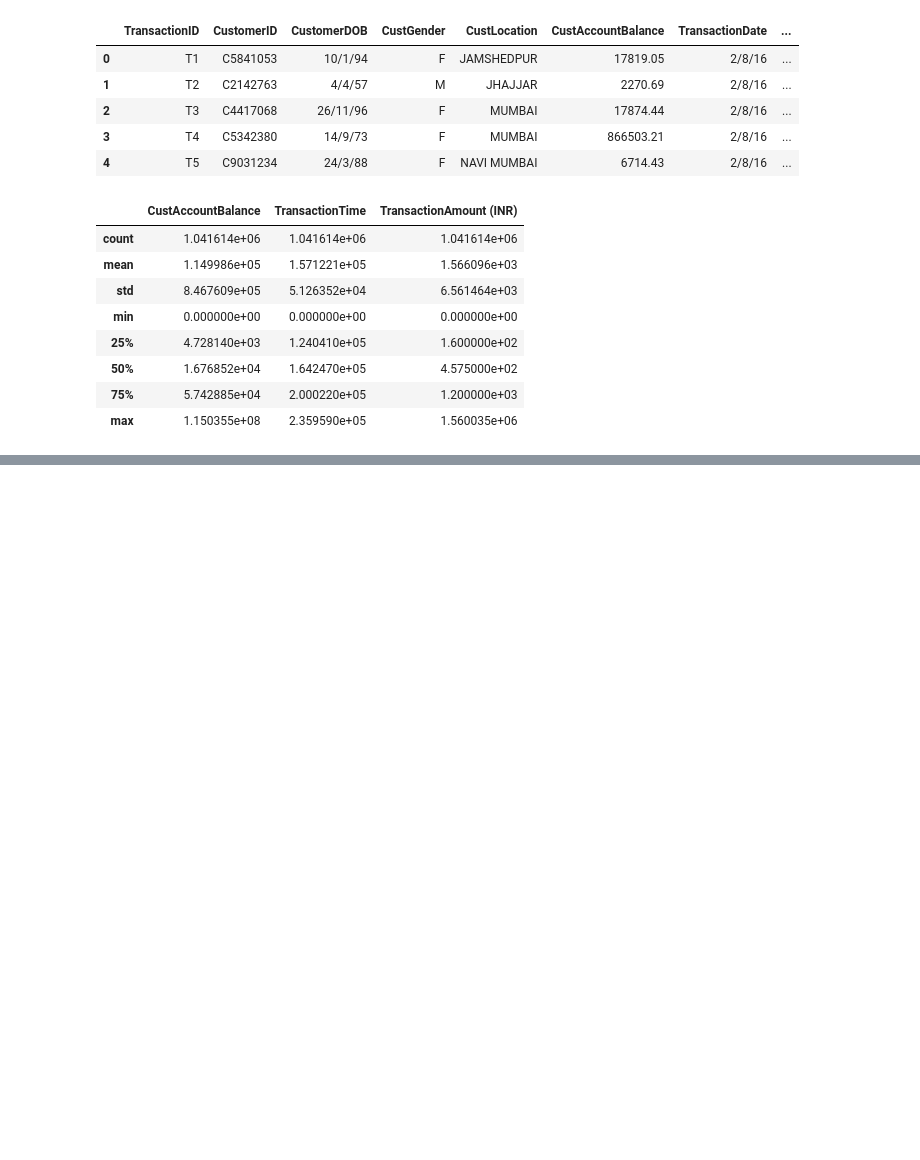
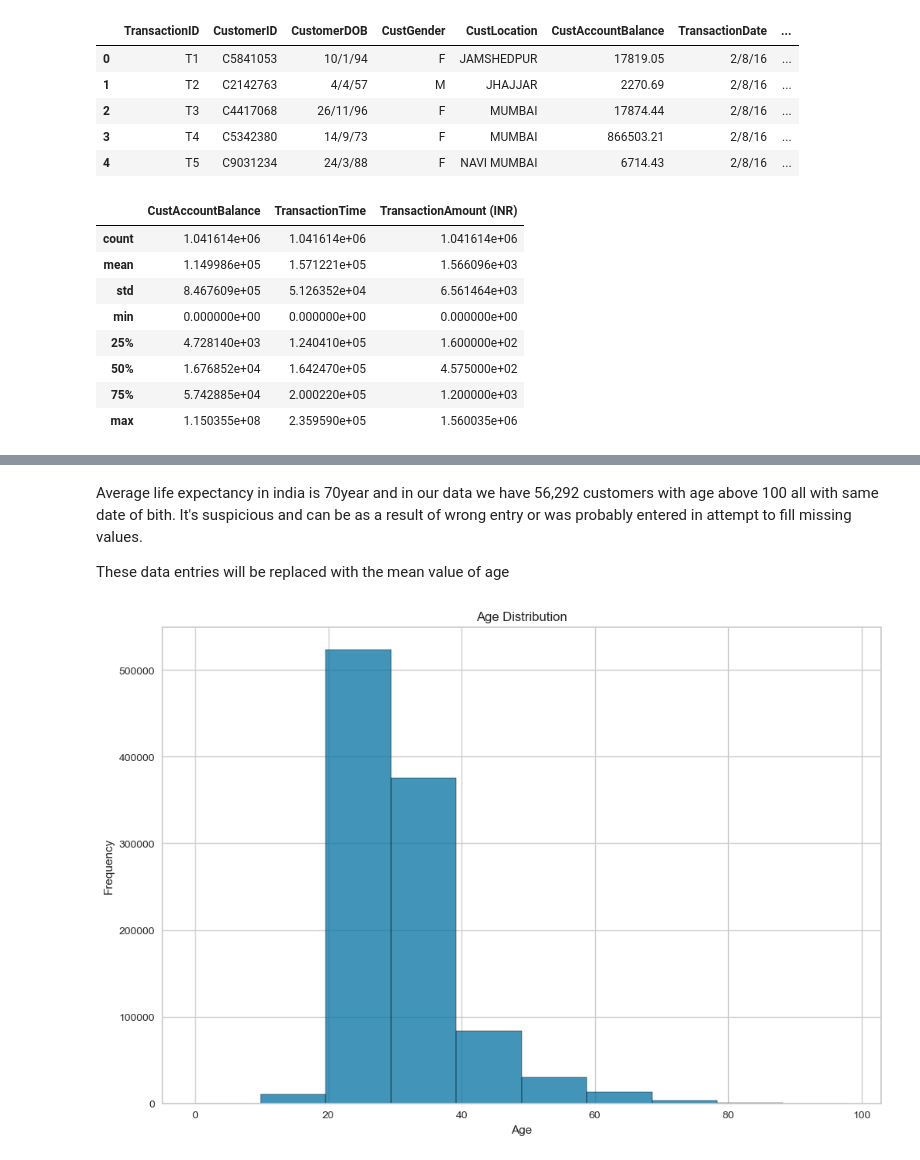
Before and after one commit to Emerald-GitHub/RFM-Based-Customer-Segmentation, a Jupyter notebook: Notebooks/RFM_Customer_Segmentation_solution.ipynb, the cells around one changed output, grey strips where cells are left out. Drawn from its saved outputs; the diff is of its cells as text; code cells hidden in the pictures; blank space fills up the shorter version.

Commit message:
Data Loading, Cleaning and Preparation

```diff
--- a/Notebooks/RFM_Customer_Segmentation_solution.ipynb
+++ b/Notebooks/RFM_Customer_Segmentation_solution.ipynb
@@ -69,0 +231,33 @@ df.describe()
+# %% [markdown]
+Average life expectancy in india is 70year and in our data we have 56,292 customers with age above 100 all with same date of bith. It's suspicious and can be as a result of wrong entry or was probably entered in attempt to fill missing values.
+
+These data entries will be replaced with the mean value of age
+# %%
+def replace_age_outlier(df):
+    # Define a threshold for identifying age outliers
+    age_threshold = 1900  # Adjust this value as needed
+
+    # Find indices of age outliers
+    age_outliers = df[df["CustomerDOB"].dt.year < age_threshold].index
+
+    # Calculate the mean age (excluding outliers)
+    mean_DOB = df[~df.index.isin(age_outliers)]["CustomerDOB"].mean()
+
+    # Replace age outliers with the mean age
+    df.loc[age_outliers, "CustomerDOB"] = mean_DOB
+
+    return df
+# %%
+# apply function and calculate age again
+df = replace_age_outlier(df)
+df = calculate_age(df)
+# %%
+# observe age distribution again
+plt.figure(figsize = (12,8))
+sns.histplot(df['age'], bins=10, kde=False)
+plt.xlabel('Age')
+plt.ylabel('Frequency')
+plt.title('Age Distribution')
+plt.show()
+# %% [output]
+[figure, added]
```
Also changed, not shown: parts of 31 cells of this notebook.
